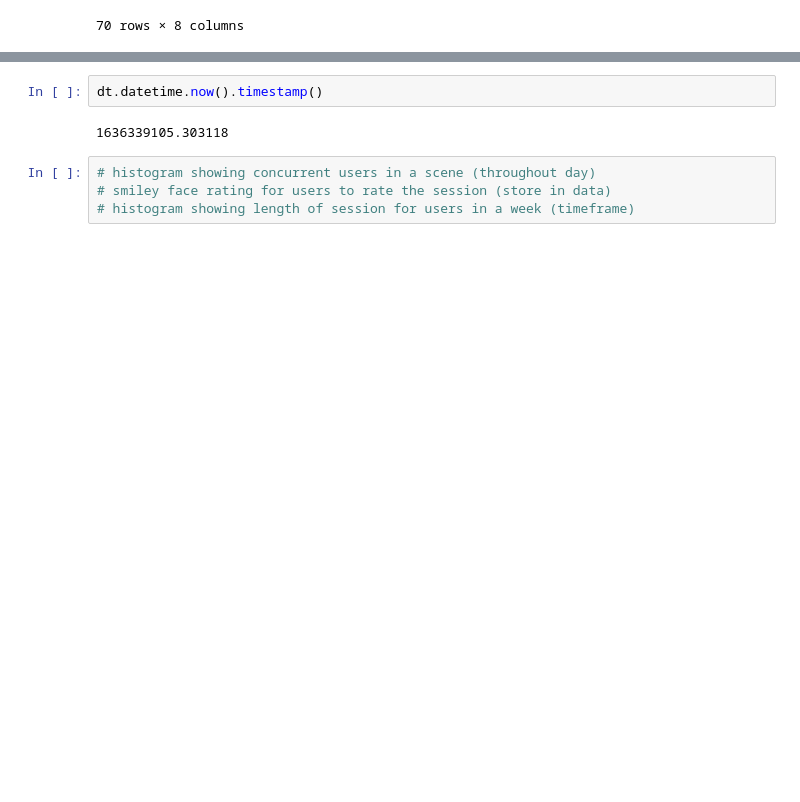
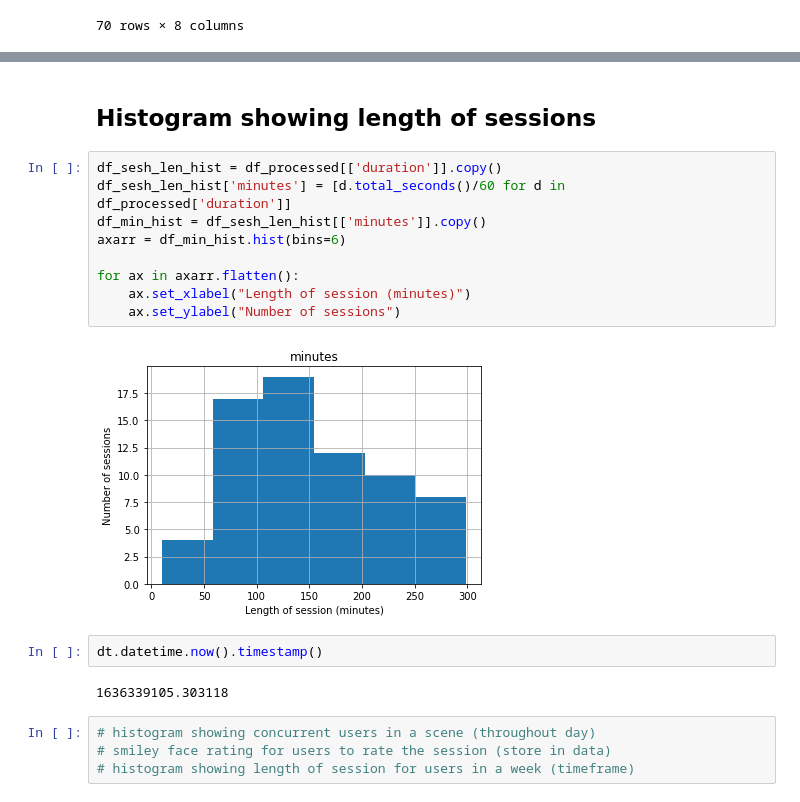
Before and after one commit to donutboy929/tictactAI, a Jupyter notebook: jupyter/visualise-a28-metrics/visualiser.ipynb, the cells around one changed output, grey strips where cells are left out. Saved outputs shown, nothing was run; the diff lists cells and outputs as text; blank space fills up the shorter version.

```diff
--- a/jupyter/visualise-a28-metrics/visualiser.ipynb
+++ b/jupyter/visualise-a28-metrics/visualiser.ipynb
@@ -256,3 +265,16 @@ array([[<AxesSubplot:title={'center':'0'}>]], dtype=object)
+# %% [markdown]
+## Histogram showing length of sessions
+# %%
+df_sesh_len_hist = df_processed[['duration']].copy()
+df_sesh_len_hist['minutes'] = [d.total_seconds()/60 for d in df_processed['duration']]
+df_min_hist = df_sesh_len_hist[['minutes']].copy()
+axarr = df_min_hist.hist(bins=6)
+
+for ax in axarr.flatten():
+    ax.set_xlabel("Length of session (minutes)")
+    ax.set_ylabel("Number of sessions")
+# %% [output]
+[figure, added]
 # %%
 dt.datetime.now().timestamp()
 # %% [output]
```
Also changed, not shown: parts of 6 cells of this notebook.
